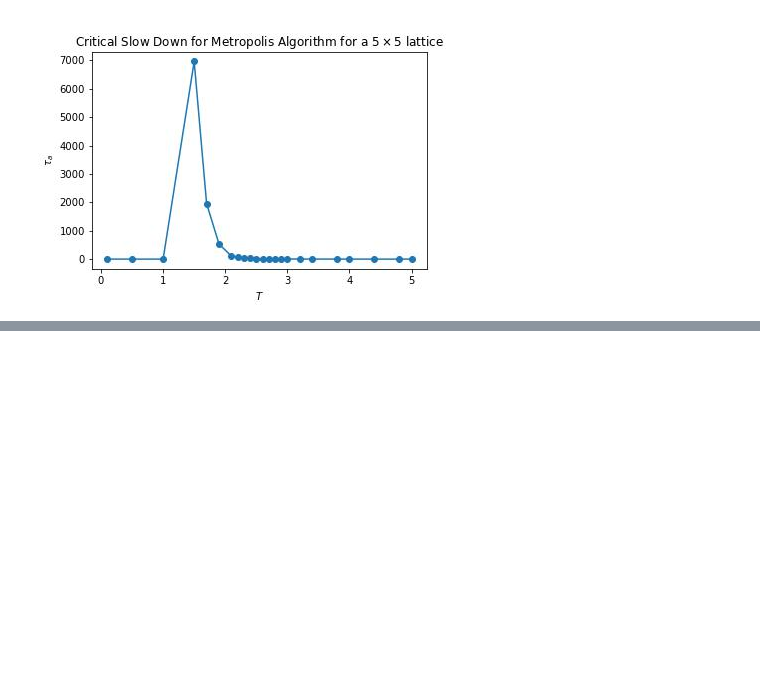
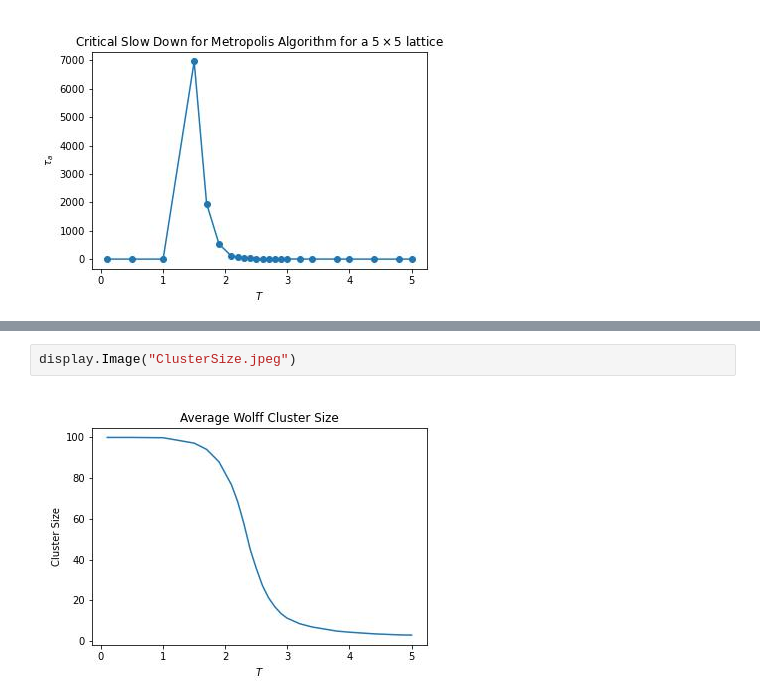
Before and after one commit to archibanerj/Monte-Carlo-Ising-Model, a Jupyter notebook: AutoCorrelation.ipynb, the cells around one changed output, grey strips where cells are left out. Saved outputs shown, nothing was run; the diff lists cells and outputs as text; blank space fills up the shorter version.

Commit message:
added wolff cluster estimates

```diff
--- a/AutoCorrelation.ipynb
+++ b/AutoCorrelation.ipynb
@@ -238,0 +213,4 @@ plt.imshow(lattice)
+# %%
+display.Image("ClusterSize.jpeg")
+# %% [output]
+[figure, added]
```
Also changed, not shown: parts of 12 cells of this notebook, 2 other files.
